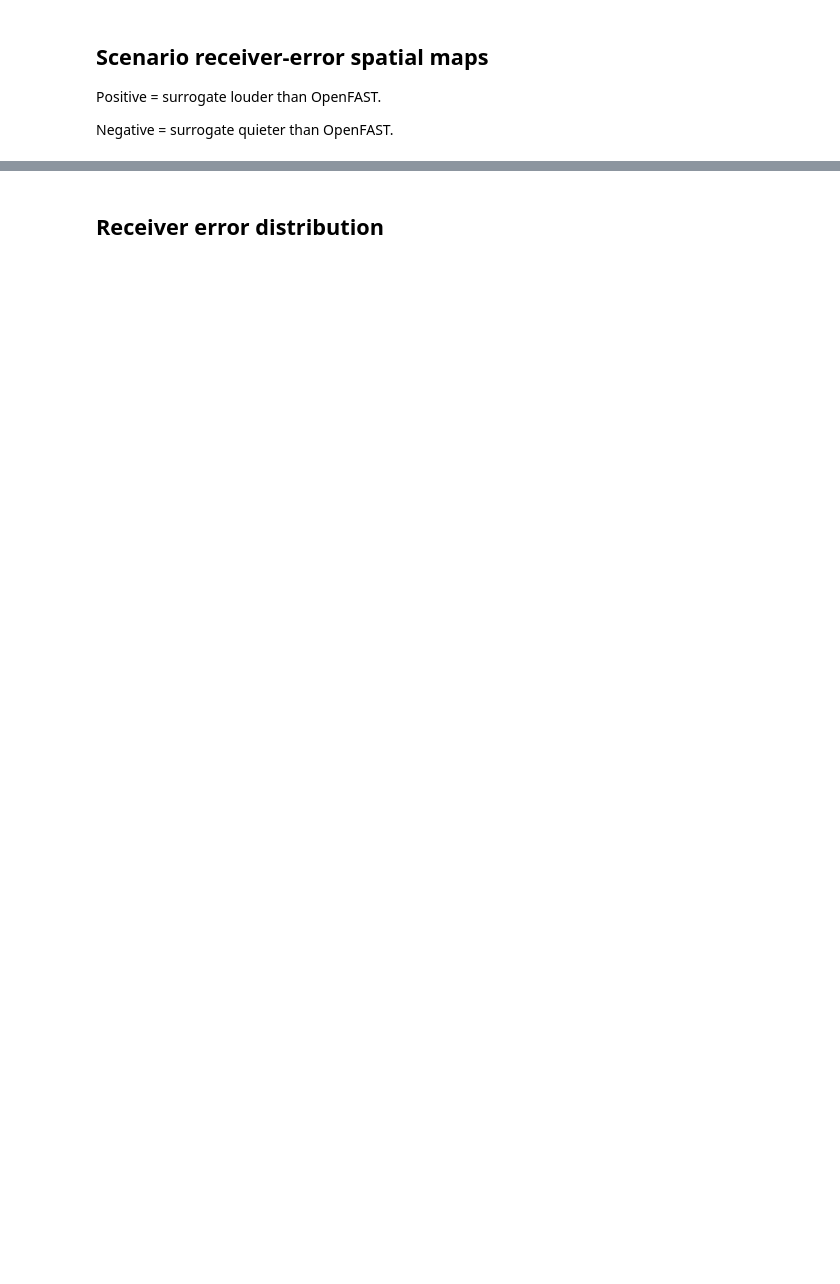
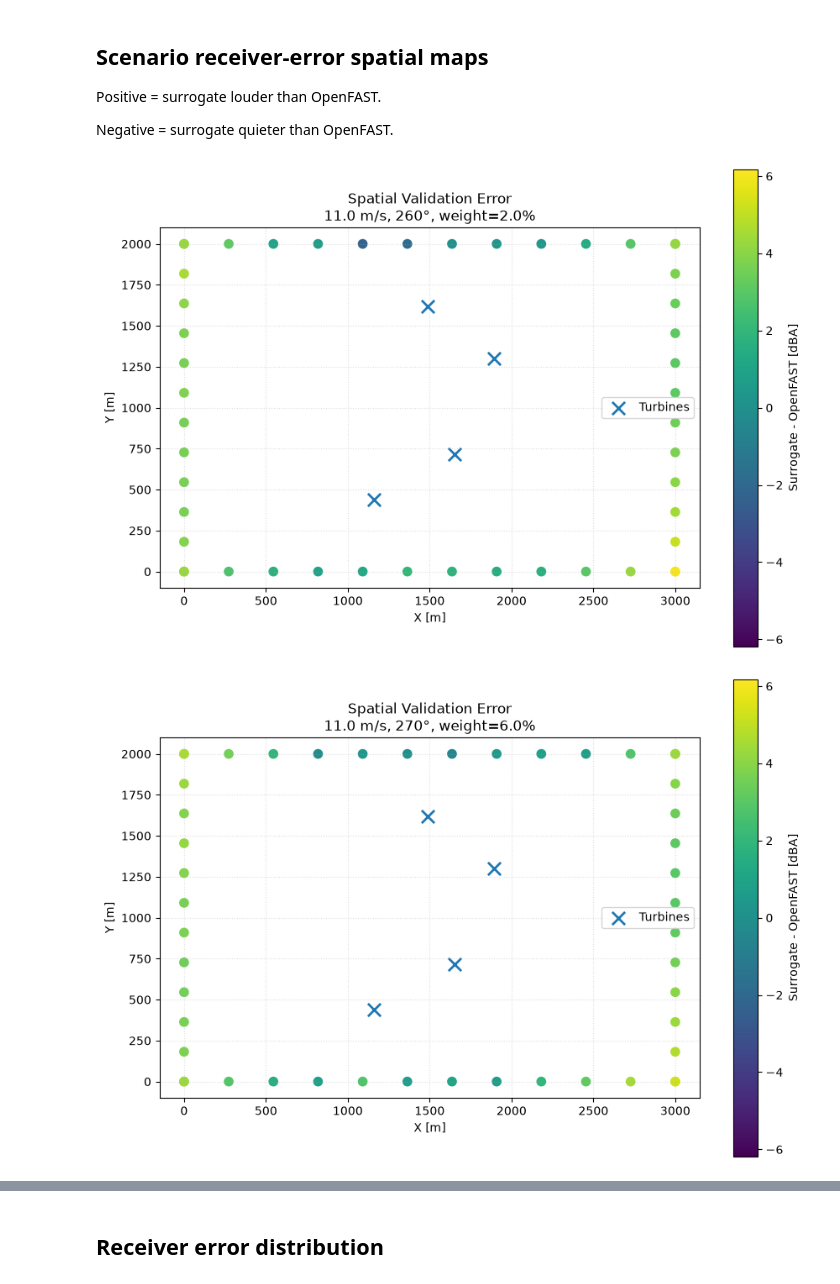
Before and after one commit to python9160/wind-farm-aeroacoustic-optimization, a Jupyter notebook: GA_with_OpenFAST_validation.ipynb, the cells around one changed output, grey strips where cells are left out. Drawn from its saved outputs; the diff is of its cells as text; code cells hidden in the pictures; blank space fills up the shorter version.

```diff
--- a/GA_with_OpenFAST_validation.ipynb
+++ b/GA_with_OpenFAST_validation.ipynb
@@ -2670,30 +3439,45 @@ for scenario_index, (
     ax.set_xlabel("X [m]")
 
     ax.set_ylabel("Y [m]")
 
     ax.set_title(
         (
             f"Spatial Validation Error\n"
             f"{wind_speed:.1f} m/s, "
             f"{wind_direction:.0f}°, "
             f"weight={scenario_weight:.1%}"
         )
     )
 
     ax.grid(
         True,
         linestyle=":",
         alpha=0.4,
     )
 
     ax.legend()
 
     colorbar = fig.colorbar(
         scatter,
         ax=ax,
     )
 
     colorbar.set_label("Surrogate - OpenFAST [dBA]")
 
     plt.tight_layout()
+
+    fig.savefig(
+        VALIDATION_FIGURE_DIR
+        / (
+            f"receiver_error_"
+            f"{wind_speed:.1f}mps_"
+            f"{wind_direction:.0f}deg.png"
+        ),
+        dpi=300,
+        bbox_inches="tight",
+    )
+
     plt.show()
+# %% [output]
+[figure, added]
+[figure, added]
```
Also changed, not shown: parts of 25 cells of this notebook, 28 other files.
